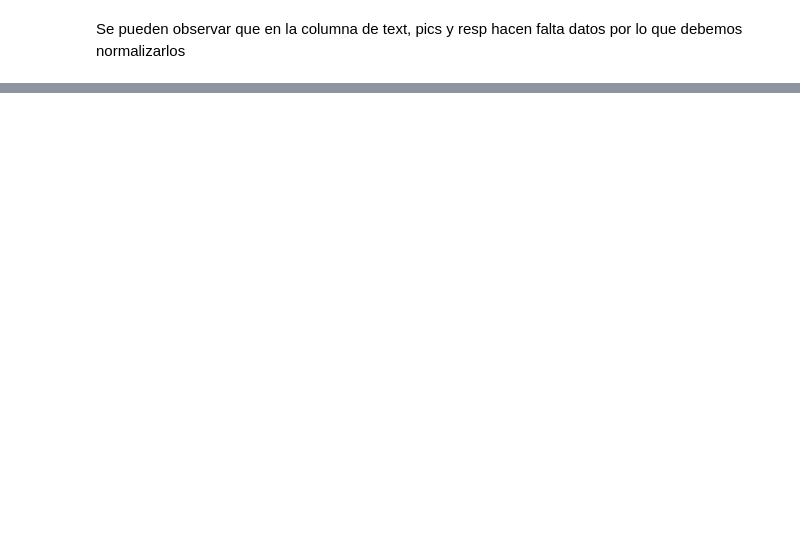
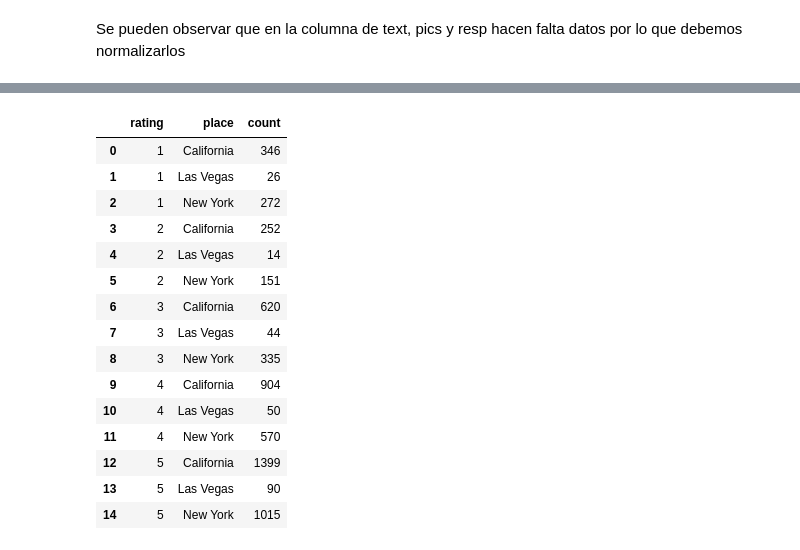
Before and after one commit to pablozmr/final_proyect, a Jupyter notebook: EDA/EDA reviews.ipynb, the cells around one changed output, grey strips where cells are left out. Drawn from its saved outputs; the diff is of its cells as text; code cells hidden in the pictures; blank space fills up the shorter version.

```diff
--- a/EDA/EDA reviews.ipynb
+++ b/EDA/EDA reviews.ipynb
@@ -14,3 +11,5 @@ nueva_york= pd.read_csv("../reseñas ny/review_ny.csv")
+# %%
+reseñas = pd.read_csv("../reseñas/reseñas.csv")
 # %% [markdown]
 descripcion de datos
 # %%
@@ -126,0 +90,10 @@ merged_reviews.tail(10)
+# %%
+
+# Convierto la columna 'time' al tipo de dato datetime para poder obtener el año
+reseñas['time'] = pd.to_datetime(reseñas['time'])
+
+
+# creo la columna 'time' con el año extraído de 'time'
+reseñas['year_time'] = reseñas['time'].dt.year
+
+reseñas['year_time']
@@ -126,0 +158,20 @@ merged_reviews.tail(10)
+# %%
+grouped_df = reseñas.groupby(['rating', 'place']).size().reset_index(name='count')
+grouped_df
+# %% [output]
+|  | rating | place | count |
+| 0 | 1 | California | 346 |
+| 1 | 1 | Las Vegas | 26 |
+| 2 | 1 | New York | 272 |
+| 3 | 2 | California | 252 |
+| 4 | 2 | Las Vegas | 14 |
+| 5 | 2 | New York | 151 |
+| 6 | 3 | California | 620 |
+| 7 | 3 | Las Vegas | 44 |
+| 8 | 3 | New York | 335 |
+| 9 | 4 | California | 904 |
+| 10 | 4 | Las Vegas | 50 |
+| 11 | 4 | New York | 570 |
+| 12 | 5 | California | 1399 |
+| 13 | 5 | Las Vegas | 90 |
+| 14 | 5 | New York | 1015 |
```
Also changed, not shown: parts of 16 cells of this notebook.
